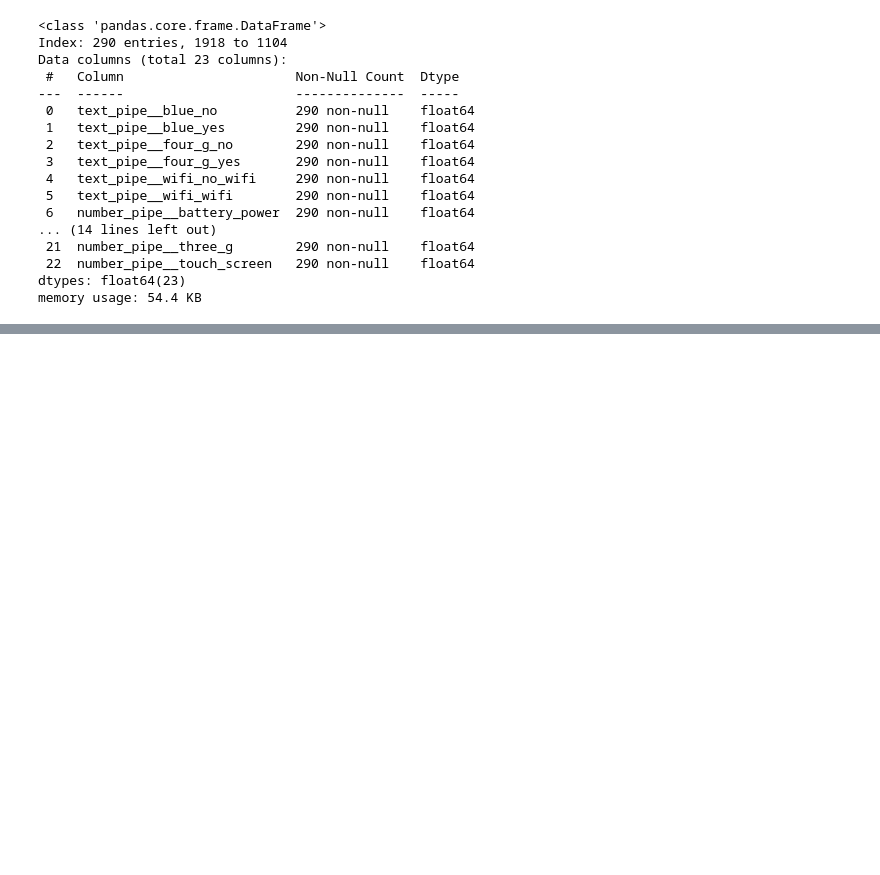
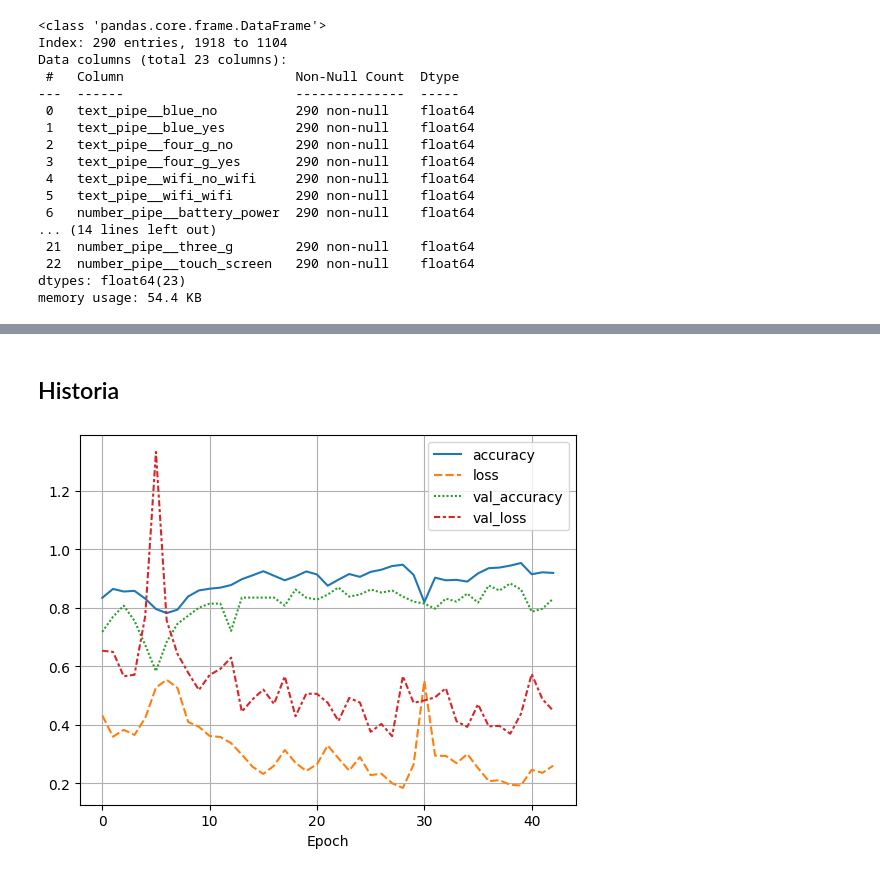
Before and after one commit to miloszjasek/MobileTech, a Jupyter notebook: main.ipynb, the cells around one changed output, grey strips where cells are left out. Cells and saved outputs as stored; diff of their text form; code cells hidden in the pictures; blank space fills up the shorter version.

Commit message:
added model prototype

```diff
--- a/main.ipynb
+++ b/main.ipynb
@@ -273,0 +281,8 @@ memory usage: 54.4 KB
+# %%
+model = keras.Sequential([
+    keras.layers.Input((n_input_features,)),
+    keras.layers.Dense(100, activation="relu"),
+    keras.layers.Dense(100, activation="relu"),
+    keras.layers.Dense(100, activation="relu"),
+    keras.layers.Dense(n_classes, activation="softmax")
+])
@@ -273,0 +307,9 @@ memory usage: 54.4 KB
+# %%
+optimizer = keras.optimizers.Adam(learning_rate=0.1)
+model.compile(optimizer=optimizer, loss="sparse_categorical_crossentropy", metrics=["accuracy"])
+# %%
+early_stop = keras.callbacks.EarlyStopping(
+    monitor='val_loss',
+    patience=15,
+    restore_best_weights=True
+)
@@ -273,0 +318,7 @@ memory usage: 54.4 KB
+# %%
+history = model.fit(X_train, Y_train,
+    validation_data=(X_valid, Y_valid),
+    epochs=100,
+    batch_size=32,
+    callbacks=[early_stop],
+    verbose=1)
@@ -273,0 +343,11 @@ memory usage: 54.4 KB
+# %% [markdown]
+## Historia
+# %%
+def display_history(history):
+    sns.lineplot(history.history)
+    plt.grid()
+    plt.xlabel("Epoch")
+
+display_history(history)
+# %% [output]
+[figure, added]
```
Also changed, not shown: parts of 11 cells of this notebook.
